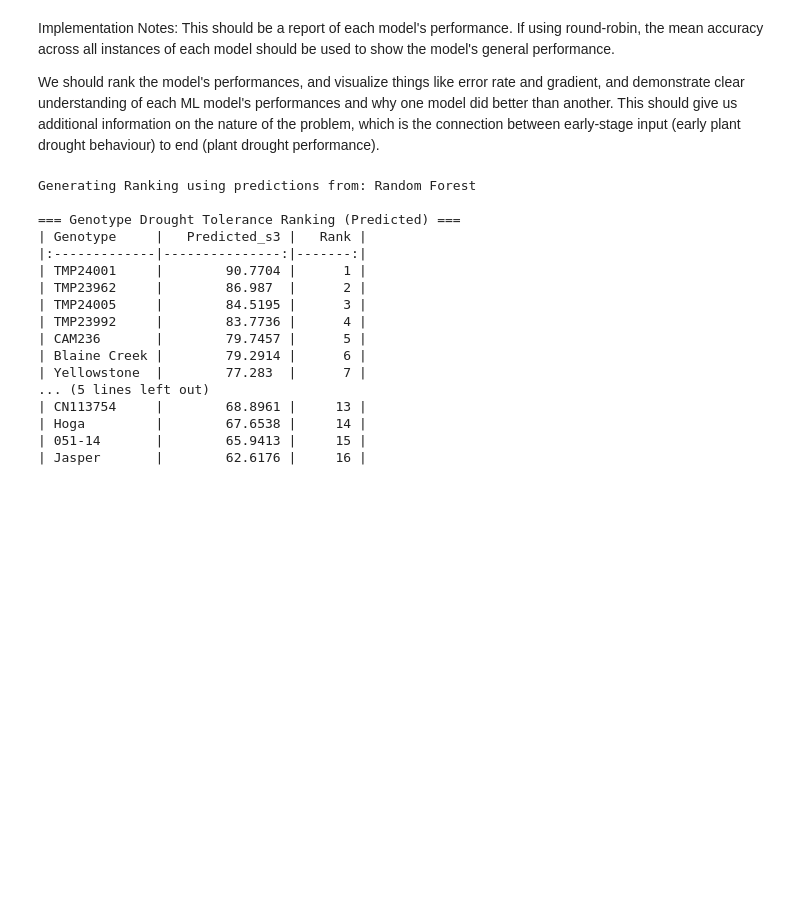
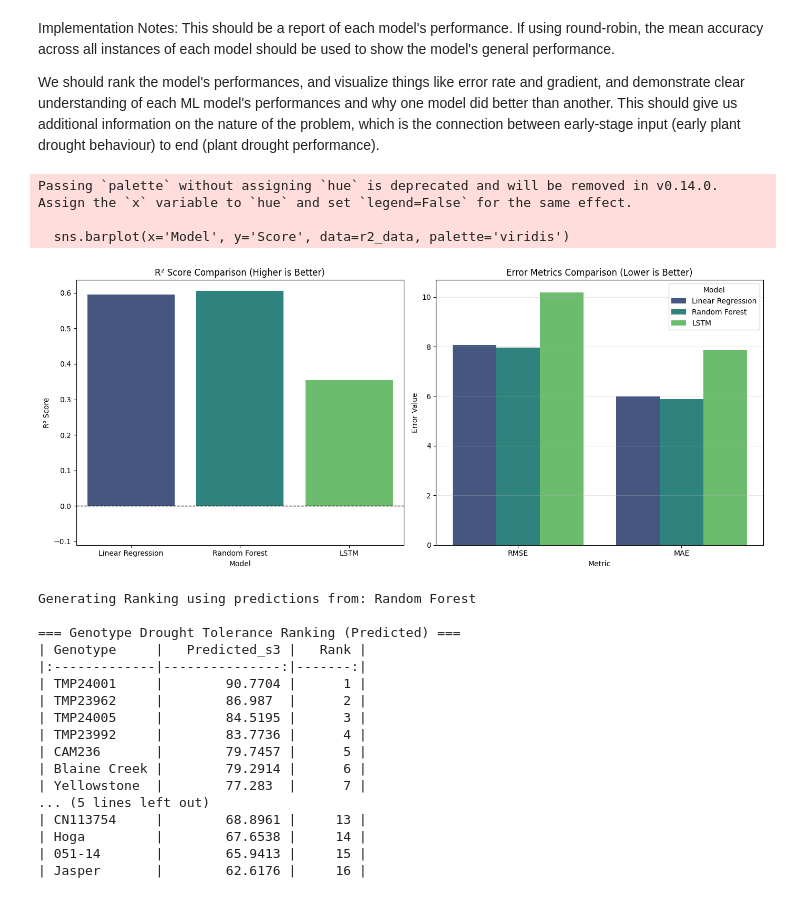
Before and after one commit to bushwill/CMPT-878-Project, a Jupyter notebook: Training_script.ipynb, the cells around one changed output. Drawn from its saved outputs; the diff is of its cells as text; code cells hidden in the pictures; blank space fills up the shorter version.

```diff
--- a/Training_script.ipynb
+++ b/Training_script.ipynb
@@ -278,12 +278,12 @@ for i, (train_idx, test_idx) in enumerate(loo.split(X_all)):
     y_train_torch = torch.tensor(y_train, dtype=torch.float32).view(-1, 1)
     X_test_torch = torch.tensor(X_test_scaled, dtype=torch.float32)
 
-    lstm = LSTMRegressor(input_dim=3, hidden_dim=32, num_layers=1)
+    lstm = LSTMRegressor(input_dim=3, hidden_dim=16, num_layers=1)
     optimizer = torch.optim.Adam(lstm.parameters(), lr=0.01, weight_decay=1e-5)
     criterion = nn.MSELoss()
 
     lstm.train()
-    for epoch in range(100):
+    for epoch in range(2000):
         optimizer.zero_grad()
         out = lstm(X_train_torch)
         loss = criterion(out, y_train_torch)
@@ -400,6 +400,46 @@ Implementation Notes: This should be a report of each model's performance. If us
 We should rank the model's performances, and visualize things like error rate and gradient, and demonstrate clear understanding of each ML model's performances and why one model did better than another. This should give us additional information on the nature of the problem, which is the connection between early-stage input (early plant drought behaviour) to end (plant drought performance).
 # %%
 # TODO: Report and compare the performance of all three models
+import matplotlib.pyplot as plt
+import seaborn as sns
+
+# 1. Reshape data for plotting
+# We 'melt' the DataFrame to make it compatible with seaborn's hue/grouping
+plot_df = metrics_df.melt(id_vars='Model', var_name='Metric', value_name='Score')
+
+# 2. Setup the figure
+plt.figure(figsize=(14, 6))
+
+# --- Subplot 1: R2 Score (Higher is Better) ---
+plt.subplot(1, 2, 1)
+# Filter for just R2
+r2_data = plot_df[plot_df['Metric'] == 'R2']
+sns.barplot(x='Model', y='Score', data=r2_data, palette='viridis')
+
+plt.title('R² Score Comparison (Higher is Better)')
+plt.ylabel('R² Score')
+plt.axhline(0, color='k', linewidth=1, linestyle='--') # Zero line for reference
+# Adjust y-limit to handle your negative LSTM score gracefully if needed
+bottom_lim = r2_data['Score'].min()
+plt.ylim(bottom=min(bottom_lim, -0.1) * 1.1)
+
+# --- Subplot 2: Error Metrics (Lower is Better) ---
+plt.subplot(1, 2, 2)
+# Filter for RMSE and MAE
+error_data = plot_df[plot_df['Metric'].isin(['RMSE', 'MAE'])]
+sns.barplot(x='Metric', y='Score', hue='Model', data=error_data, palette='viridis')
+
+plt.title('Error Metrics Comparison (Lower is Better)')
+plt.ylabel('Error Value')
+plt.grid(axis='y', alpha=0.3)
+
+plt.tight_layout()
+plt.show()
+# %% [output]
+Passing `palette` without assigning `hue` is deprecated and will be removed in v0.14.0. Assign the `x` variable to `hue` and set `legend=False` for the same effect.
+
+  sns.barplot(x='Model', y='Score', data=r2_data, palette='viridis')
+[figure, added]
 # %%
 # 4.1 Genotype Ranking (Using Best Model)
 
```
Also changed, not shown: parts of 1 cell of this notebook.
